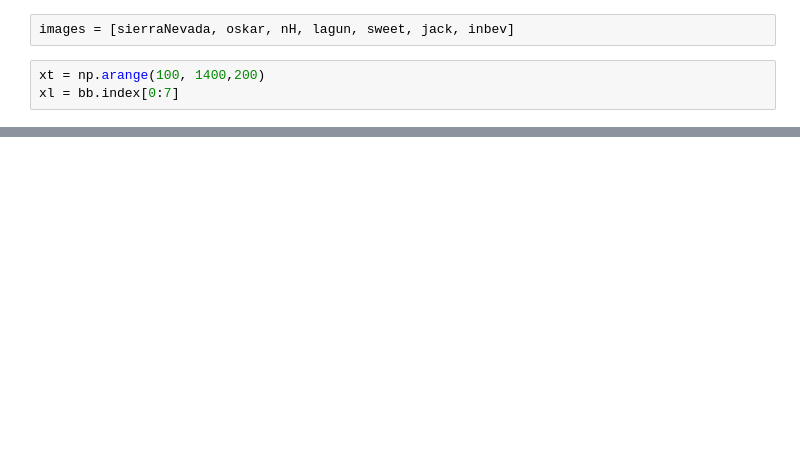
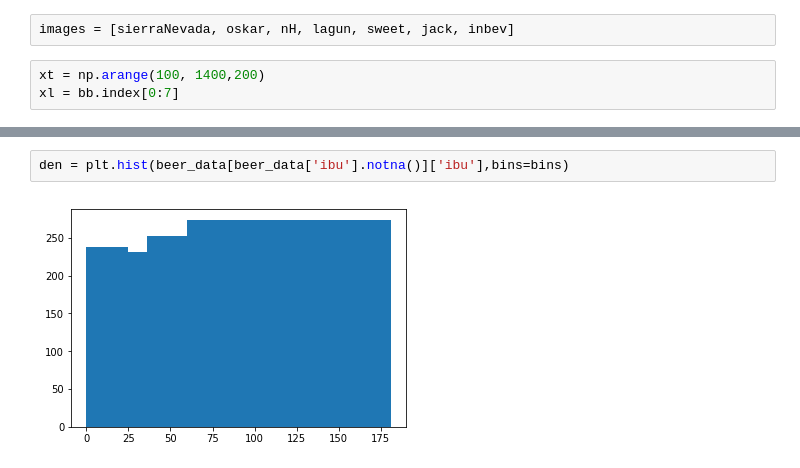
Before and after one commit to sponre01/project-one, a Jupyter notebook: Brewery_Comparison.ipynb, the cells around one changed output, grey strips where cells are left out. Drawn from its saved outputs; the diff is of its cells as text; blank space fills up the shorter version.

```diff
--- a/Brewery_Comparison.ipynb
+++ b/Brewery_Comparison.ipynb
@@ -202,0 +125,4 @@ beerbrewed
+# %%
+den = plt.hist(beer_data[beer_data['ibu'].notna()]['ibu'],bins=bins)
+# %% [output]
+[figure, added]
```
Also changed, not shown: parts of 21 cells of this notebook, 1 other file.
